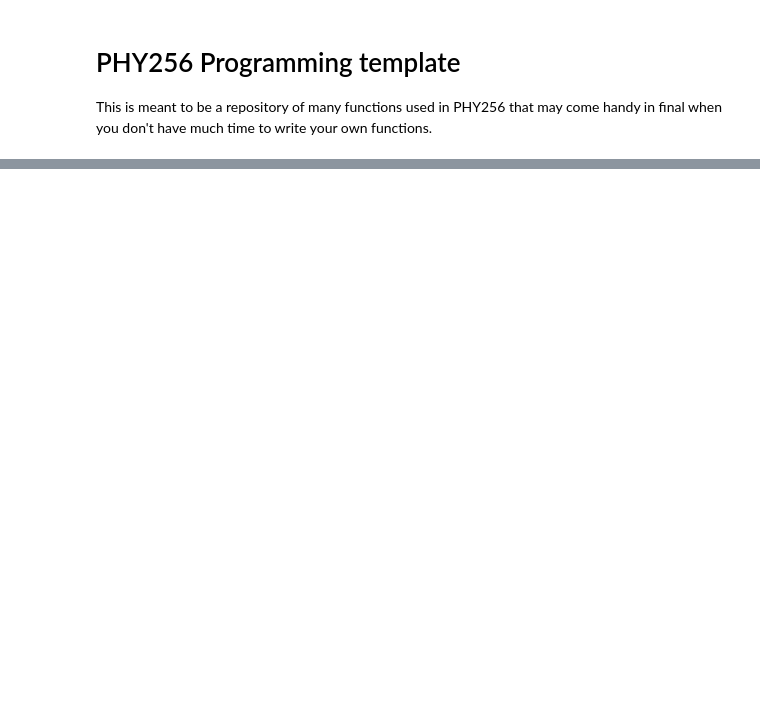
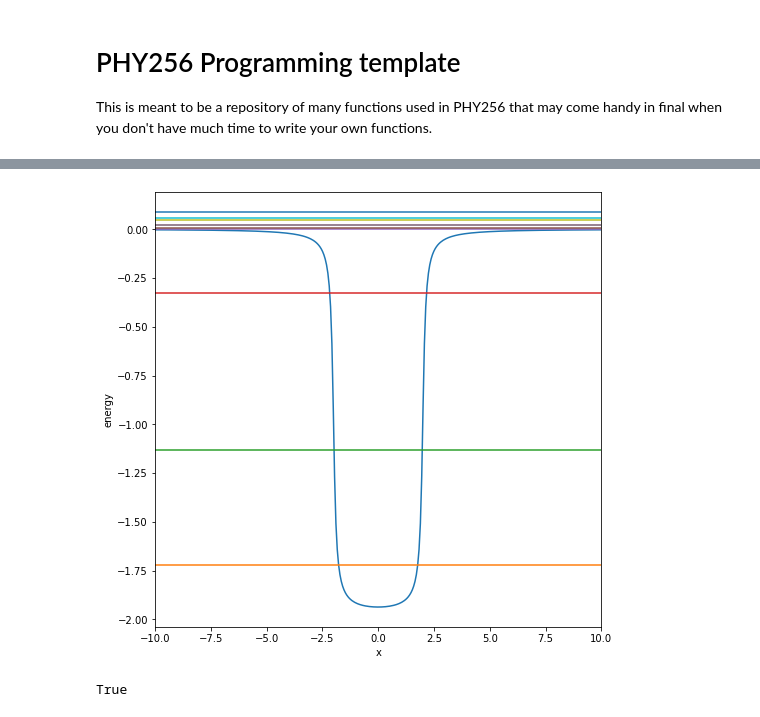
Before and after one commit to MakoStrwlkr/phy256-programming-template, a Jupyter notebook: Programming Template.ipynb, the cells around one changed output, grey strips where cells are left out. Saved outputs shown, nothing was run; the diff lists cells and outputs as text; code cells hidden in the pictures; blank space fills up the shorter version.

```diff
--- a/Programming Template.ipynb
+++ b/Programming Template.ipynb
@@ -48,0 +61,18 @@ def step_potential() -> np.ndarray:
+# %%
+###########################################################################
+# SOLVING FOR EIGEN-ENERGIES (TODO)
+###########################################################################
+
+
+def solver(dx: float, potential: np.ndarray, grid_size: int) -> tuple[np.ndarray, np.ndarray]:
+    """Solve for the eigen-energies and the eigenmodes of the given system."""
+
+    potential_matrix = np.matrix(np.diag(potential))
+    kinetic_matrix = -0.5 * np.matrix(
+        np.eye(grid_size, k=-1) - 2 * np.eye(grid_size) + np.eye(grid_size, k=+1)) / (dx ** 2)
+
+    eigen_energies, eigvecs = lg.eigh(kinetic_matrix + potential_matrix)
+
+    eigenmodes = eigvecs.T
+
+    return eigen_energies, eigenmodes
@@ -48,0 +226,17 @@ def step_potential() -> np.ndarray:
+# %%
+eigen_energies, eigenmodes = solver(dx, potential, N)
+# %%
+plt.figure(figsize=(8,8))
+plt.plot(x,V(x))
+plt.xlim(-10,10)
+plt.xlabel("x")
+plt.ylabel("energy")
+for i in range(10):
+    plt.plot(x,eigen_energies[i]*np.ones(len(x)),color=f"C{i+1}")
+plt.show()
+# %% [output]
+[figure, added]
+# %%
+len(x) == len(harmonic_oscillator(1, x))
+# %% [output]
+True
```
Also changed, not shown: parts of 13 cells of this notebook.
